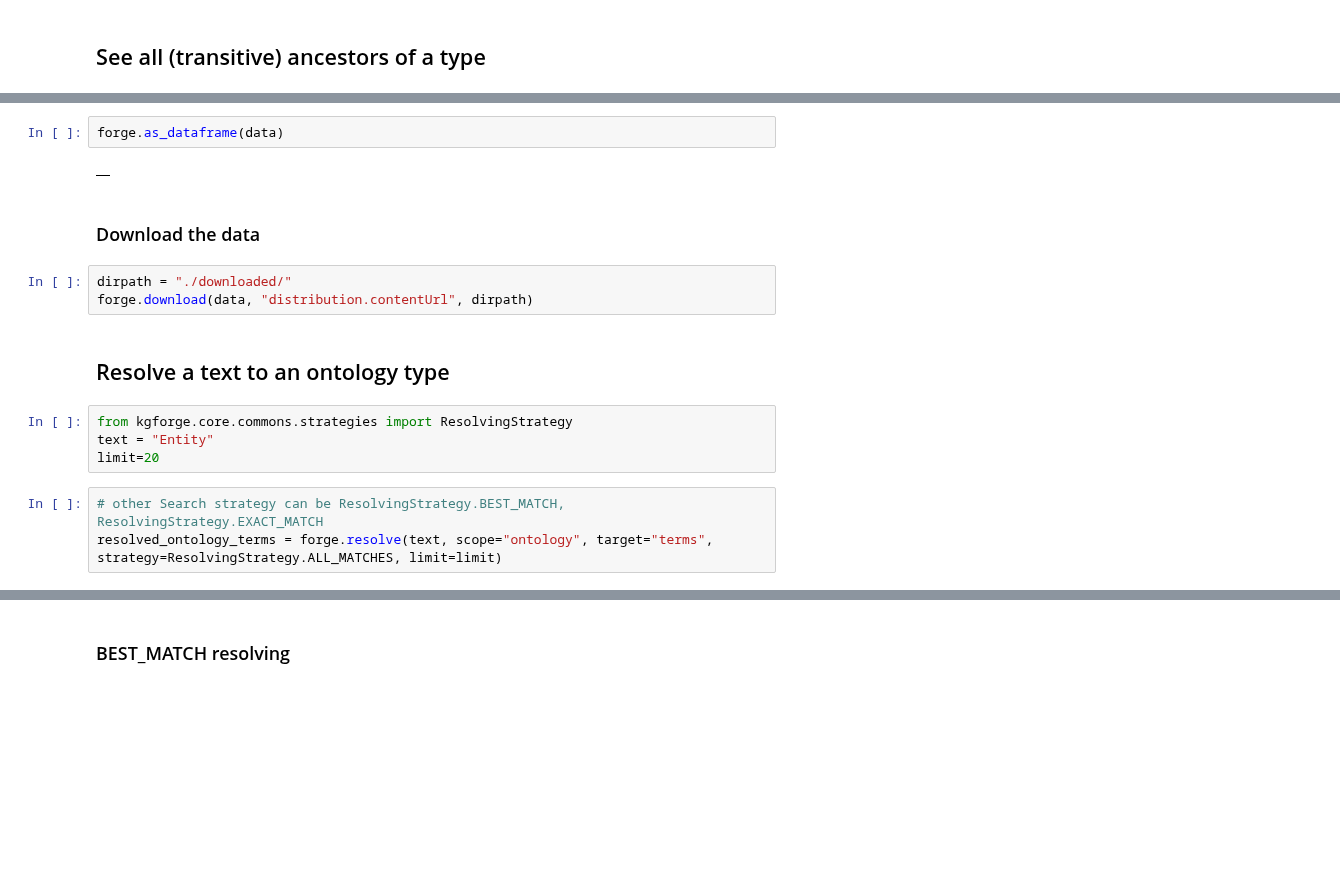
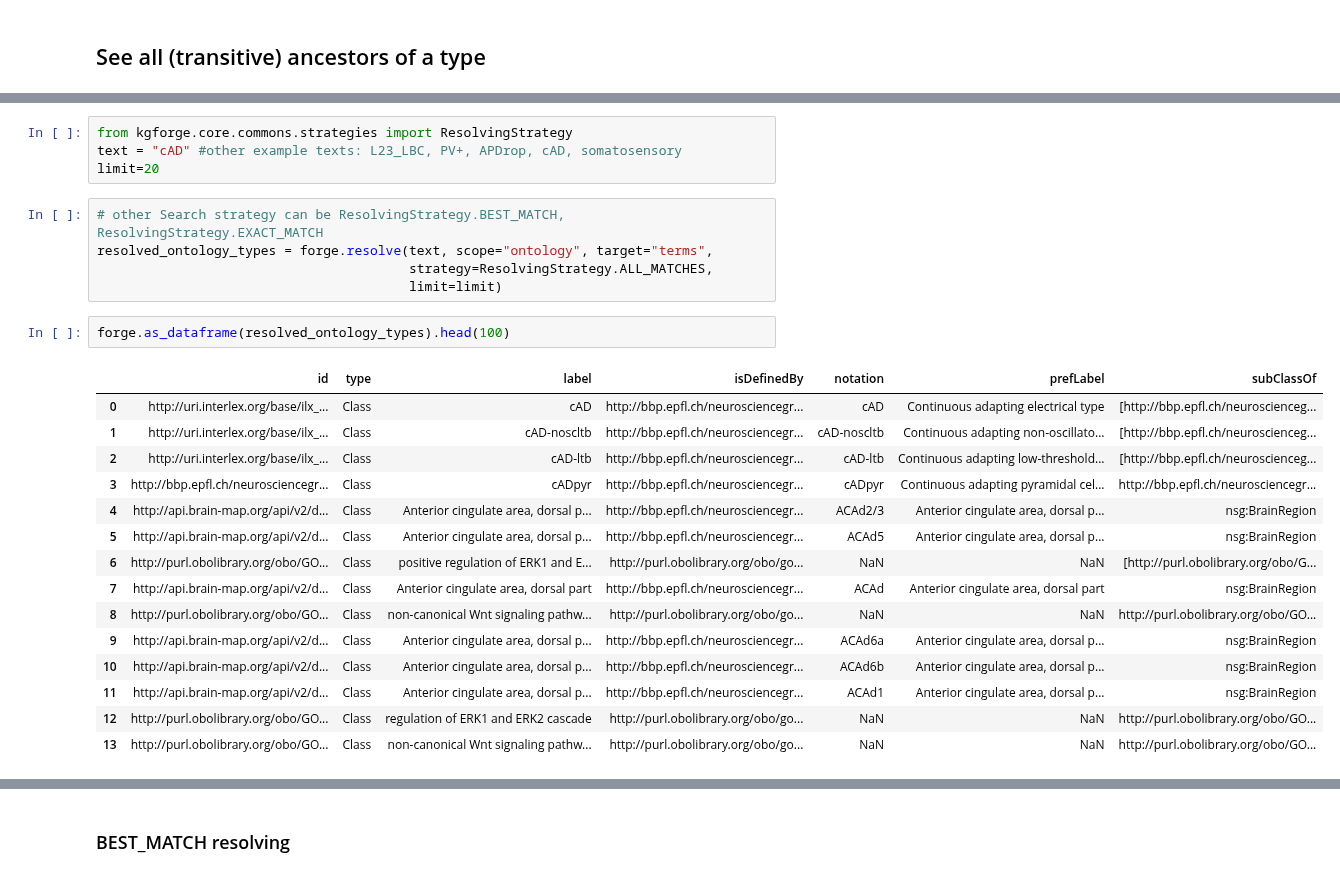
Before and after one commit to BlueBrain/nexus-forge, a Jupyter notebook: examples/notebooks/use-cases/BBP KG Ontology types Search and Exploration.ipynb, the cells around one changed output, grey strips where cells are left out. Drawn from its saved outputs; the diff is of its cells as text; blank space fills up the shorter version.

Commit message:
Updated BBP KG Ontology notebook

```diff
--- a/examples/notebooks/use-cases/BBP KG Ontology types Search and Exploration.ipynb
+++ b/examples/notebooks/use-cases/BBP KG Ontology types Search and Exploration.ipynb
@@ -169,18 +192,27 @@ data = forge.search(p.name == "A name",
+# %%
+from kgforge.core.commons.strategies import ResolvingStrategy
+text = "cAD" #other example texts: L23_LBC, PV+, APDrop, cAD, somatosensory
+limit=20
+# %%
+# other Search strategy can be ResolvingStrategy.BEST_MATCH, ResolvingStrategy.EXACT_MATCH
+resolved_ontology_types = forge.resolve(text, scope="ontology", target="terms",
+                                        strategy=ResolvingStrategy.ALL_MATCHES,
+                                        limit=limit)
 # %%
-forge.as_dataframe(data)
+forge.as_dataframe(resolved_ontology_types).head(100)
 # %% [output]
-|  |
+|  | id | type | label | isDefinedBy | notation | prefLabel | subClassOf |
+| 0 | http://uri.interlex.org/base/ilx_... | Class | cAD | http://bbp.epfl.ch/neurosciencegr... | cAD | Continuous adapting electrical type | [http://bbp.epfl.ch/neuroscienceg... |
+| 1 | http://uri.interlex.org/base/ilx_... | Class | cAD-noscltb | http://bbp.epfl.ch/neurosciencegr... | cAD-noscltb | Continuous adapting non-oscillato... | [http://bbp.epfl.ch/neuroscienceg... |
+| 2 | http://uri.interlex.org/base/ilx_... | Class | cAD-ltb | http://bbp.epfl.ch/neurosciencegr... | cAD-ltb | Continuous adapting low-threshold... | [http://bbp.epfl.ch/neuroscienceg... |
+| 3 | http://bbp.epfl.ch/neurosciencegr... | Class | cADpyr | http://bbp.epfl.ch/neurosciencegr... | cADpyr | Continuous adapting pyramidal cel... | http://bbp.epfl.ch/neurosciencegr... |
+| 4 | http://api.brain-map.org/api/v2/d... | Class | Anterior cingulate area, dorsal p... | http://bbp.epfl.ch/neurosciencegr... | ACAd2/3 | Anterior cingulate area, dorsal p... | nsg:BrainRegion |
+| 5 | http://api.brain-map.org/api/v2/d... | Class | Anterior cingulate area, dorsal p... | http://bbp.epfl.ch/neurosciencegr... | ACAd5 | Anterior cingulate area, dorsal p... | nsg:BrainRegion |
+| 6 | http://purl.obolibrary.org/obo/GO... | Class | positive regulation of ERK1 and E... | http://purl.obolibrary.org/obo/go... | NaN | NaN | [http://purl.obolibrary.org/obo/G... |
+| 7 | http://api.brain-map.org/api/v2/d... | Class | Anterior cingulate area, dorsal part | http://bbp.epfl.ch/neurosciencegr... | ACAd | Anterior cingulate area, dorsal part | nsg:BrainRegion |
+| 8 | http://purl.obolibrary.org/obo/GO... | Class | non-canonical Wnt signaling pathw... | http://purl.obolibrary.org/obo/go... | NaN | NaN | http://purl.obolibrary.org/obo/GO... |
+| 9 | http://api.brain-map.org/api/v2/d... | Class | Anterior cingulate area, dorsal p... | http://bbp.epfl.ch/neurosciencegr... | ACAd6a | Anterior cingulate area, dorsal p... | nsg:BrainRegion |
+| 10 | http://api.brain-map.org/api/v2/d... | Class | Anterior cingulate area, dorsal p... | http://bbp.epfl.ch/neurosciencegr... | ACAd6b | Anterior cingulate area, dorsal p... | nsg:BrainRegion |
+| 11 | http://api.brain-map.org/api/v2/d... | Class | Anterior cingulate area, dorsal p... | http://bbp.epfl.ch/neurosciencegr... | ACAd1 | Anterior cingulate area, dorsal p... | nsg:BrainRegion |
+| 12 | http://purl.obolibrary.org/obo/GO... | Class | regulation of ERK1 and ERK2 cascade | http://purl.obolibrary.org/obo/go... | NaN | NaN | http://purl.obolibrary.org/obo/GO... |
+| 13 | http://purl.obolibrary.org/obo/GO... | Class | non-canonical Wnt signaling pathw... | http://purl.obolibrary.org/obo/go... | NaN | NaN | http://purl.obolibrary.org/obo/GO... |
-# %% [markdown]
-### Download the data
-# %%
-dirpath = "./downloaded/"
-forge.download(data, "distribution.contentUrl", dirpath)
-# %% [markdown]
-## Resolve a text to an ontology type
-# %%
-from kgforge.core.commons.strategies import ResolvingStrategy
-text = "Entity"
-limit=20
-# %%
-# other Search strategy can be ResolvingStrategy.BEST_MATCH, ResolvingStrategy.EXACT_MATCH
-resolved_ontology_terms = forge.resolve(text, scope="ontology", target="terms", strategy=ResolvingStrategy.ALL_MATCHES, limit=limit)
```
Also changed, not shown: parts of 39 cells of this notebook.
